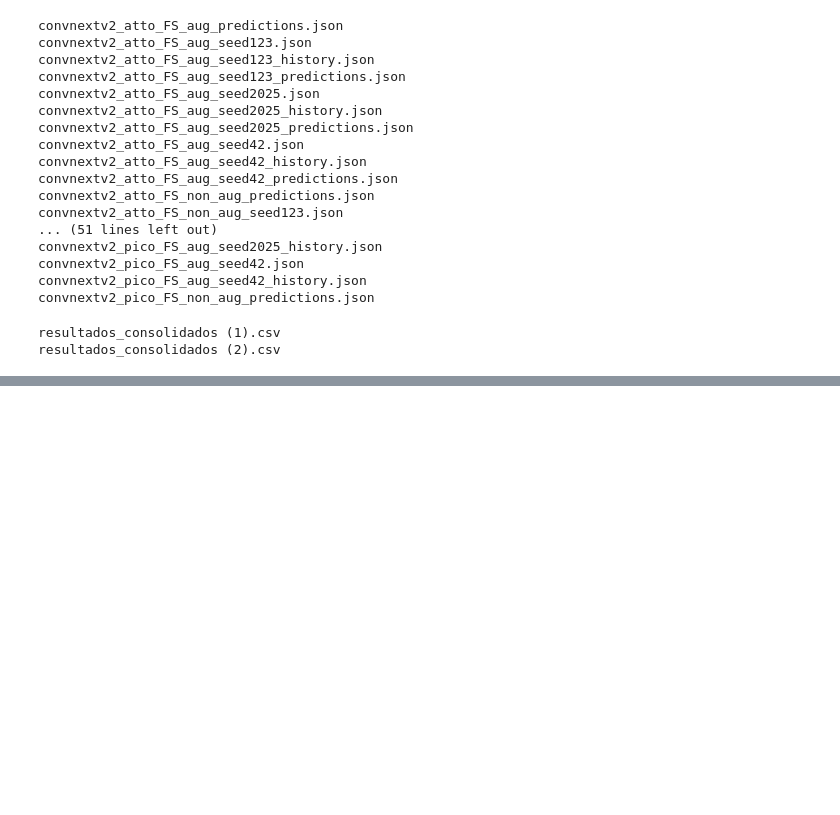
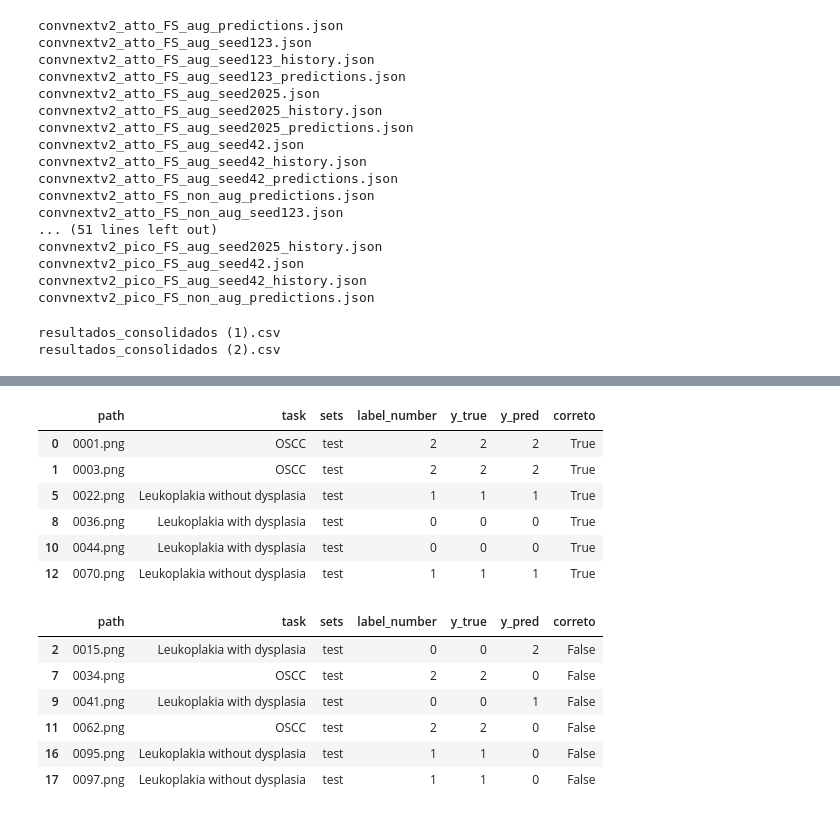
Before and after one commit to LIPAI-Org/Oral-Classification-ConvNeXt-V2, a Jupyter notebook: analise_2_NDB_e_Displasia.ipynb, the cells around one changed output, grey strips where cells are left out. Saved outputs shown, nothing was run; the diff lists cells and outputs as text; code cells hidden in the pictures; blank space fills up the shorter version.

```diff
--- a/analise_2_NDB_e_Displasia.ipynb
+++ b/analise_2_NDB_e_Displasia.ipynb
@@ -693,3 +683,10 @@ for arq in sorted(os.listdir("/content")):
 # %% [output]
 resultados_consolidados (1).csv
 resultados_consolidados (2).csv
+# %%
+# Carregar o manifest e visualizar as primeiras linhas
+import pandas as pd
+
+manifest = pd.read_csv("/content/manifest.csv")
+
+manifest.head()
@@ -695,0 +718,5 @@ resultados_consolidados (2).csv
+# %%
+# Separar somente as imagens de teste
+test_manifest = manifest[manifest["sets"] == "test"].reset_index(drop=True)
+
+test_manifest.head()
@@ -695,0 +742,16 @@ resultados_consolidados (2).csv
+# %%
+# Juntar manifest de teste com y_true e y_pred do modelo escolhido
+import json
+import pandas as pd
+
+with open("/content/convnextv2_atto_PT-ALL_non_aug_predictions.json", "r") as f:
+    preds = json.load(f)
+
+df_preds = pd.DataFrame(preds)
+
+df_gradcam_ndb = test_manifest.copy()
+df_gradcam_ndb["y_true"] = df_preds["y_true"]
+df_gradcam_ndb["y_pred"] = df_preds["y_pred"]
+df_gradcam_ndb["correto"] = df_gradcam_ndb["y_true"] == df_gradcam_ndb["y_pred"]
+
+df_gradcam_ndb.head()
@@ -695,0 +778,31 @@ resultados_consolidados (2).csv
+# %%
+# Separar exemplos corretos e incorretos por classe
+corretos_ndb = (
+    df_gradcam_ndb[df_gradcam_ndb["correto"] == True]
+    .groupby("y_true")
+    .head(2)
+)
+
+incorretos_ndb = (
+    df_gradcam_ndb[df_gradcam_ndb["correto"] == False]
+    .groupby("y_true")
+    .head(2)
+)
+
+display(corretos_ndb)
+display(incorretos_ndb)
+# %% [output]
+|  | path | task | sets | label_number | y_true | y_pred | correto |
+| 0 | 0001.png | OSCC | test | 2 | 2 | 2 | True |
+| 1 | 0003.png | OSCC | test | 2 | 2 | 2 | True |
+| 5 | 0022.png | Leukoplakia without dysplasia | test | 1 | 1 | 1 | True |
+| 8 | 0036.png | Leukoplakia with dysplasia | test | 0 | 0 | 0 | True |
+| 10 | 0044.png | Leukoplakia with dysplasia | test | 0 | 0 | 0 | True |
+| 12 | 0070.png | Leukoplakia without dysplasia | test | 1 | 1 | 1 | True |
+|  | path | task | sets | label_number | y_true | y_pred | correto |
+| 2 | 0015.png | Leukoplakia with dysplasia | test | 0 | 0 | 2 | False |
+| 7 | 0034.png | OSCC | test | 2 | 2 | 0 | False |
+| 9 | 0041.png | Leukoplakia with dysplasia | test | 0 | 0 | 1 | False |
+| 11 | 0062.png | OSCC | test | 2 | 2 | 0 | False |
+| 16 | 0095.png | Leukoplakia without dysplasia | test | 1 | 1 | 0 | False |
+| 17 | 0097.png | Leukoplakia without dysplasia | test | 1 | 1 | 0 | False |
```
Also changed, not shown: parts of 10 cells of this notebook.
